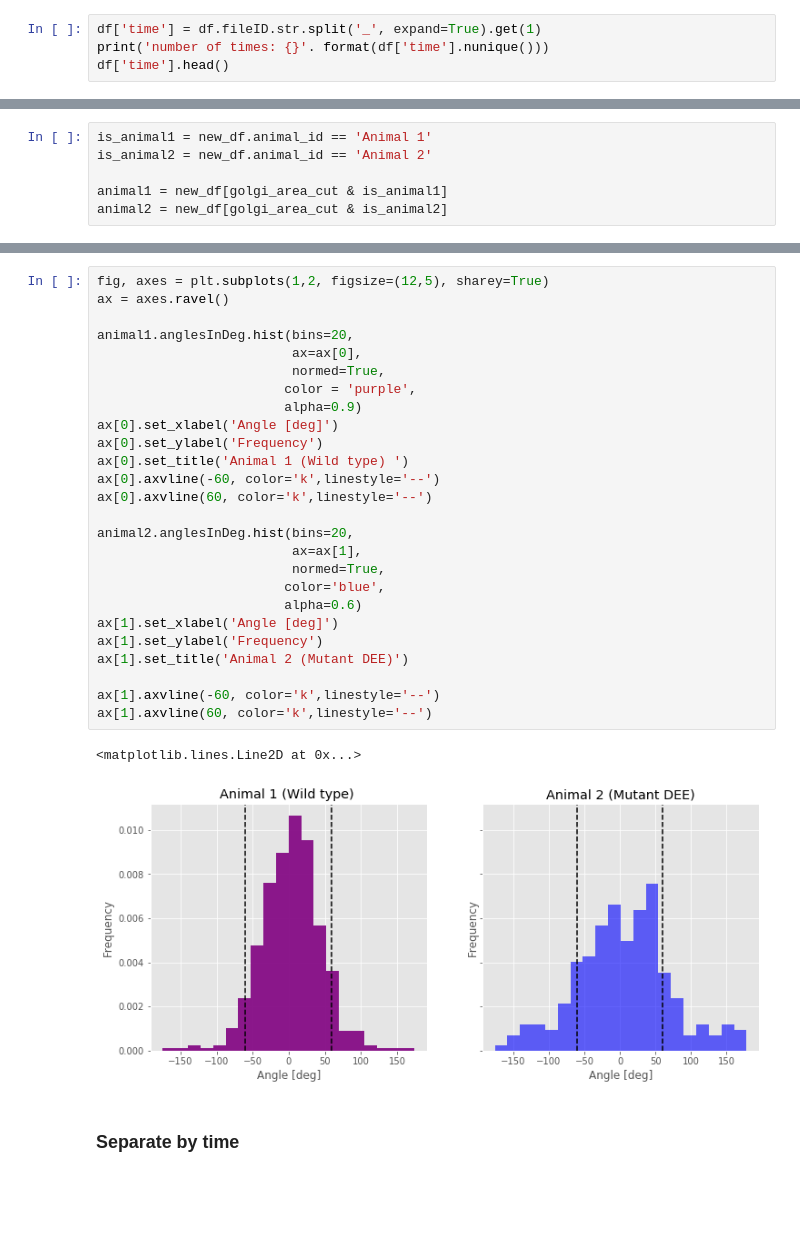
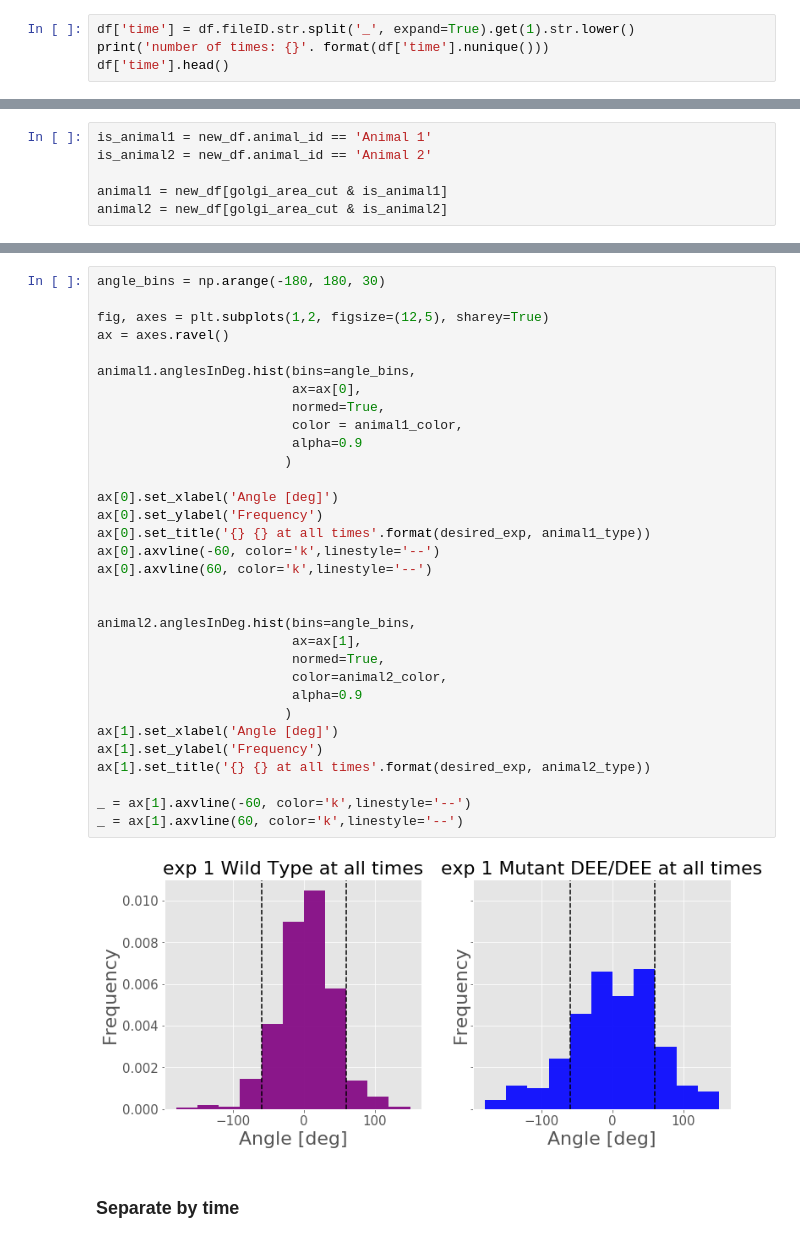
Before and after one commit to WillGiang/golgi-polarization, a Jupyter notebook: GolgiPolarizationAnalysis.ipynb, the cells around one changed output, grey strips where cells are left out. Saved outputs shown, nothing was run; the diff lists cells and outputs as text; blank space fills up the shorter version.

Commit message:
Generalized plotting code
- at start, determine which exp to analysis
- determine the colors/titles based on exp
- Changed binning of angular histograms to be np.arange(-180, 180, 30)

```diff
--- a/GolgiPolarizationAnalysis.ipynb
+++ b/GolgiPolarizationAnalysis.ipynb
@@ -83,7 +106,7 @@ Name: animal_id, dtype: object
 # %% [markdown]
 Same stuff with the timing info
 # %%
-df['time'] = df.fileID.str.split('_', expand=True).get(1)
+df['time'] = df.fileID.str.split('_', expand=True).get(1).str.lower()
 print('number of times: {}'. format(df['time'].nunique()))
 df['time'].head()
 # %% [output]
@@ -233,32 +238,37 @@ Text(0.5,1,'Animal 2 Golgi Area')
 # %%
+angle_bins = np.arange(-180, 180, 30)
+
 fig, axes = plt.subplots(1,2, figsize=(12,5), sharey=True)
 ax = axes.ravel()
 
-animal1.anglesInDeg.hist(bins=20,
+animal1.anglesInDeg.hist(bins=angle_bins,
                          ax=ax[0],
                          normed=True,
-                        color = 'purple',
-                        alpha=0.9)
+                         color = animal1_color,
+                         alpha=0.9
+                        )
+
 ax[0].set_xlabel('Angle [deg]')
 ax[0].set_ylabel('Frequency')
-ax[0].set_title('Animal 1 (Wild type) ')
+ax[0].set_title('{} {} at all times'.format(desired_exp, animal1_type))
 ax[0].axvline(-60, color='k',linestyle='--')
 ax[0].axvline(60, color='k',linestyle='--')
 
-animal2.anglesInDeg.hist(bins=20,
+
+animal2.anglesInDeg.hist(bins=angle_bins,
                          ax=ax[1],
                          normed=True,
-                        color='blue',
-                        alpha=0.6)
+                         color=animal2_color,
+                         alpha=0.9
+                        )
 ax[1].set_xlabel('Angle [deg]')
 ax[1].set_ylabel('Frequency')
-ax[1].set_title('Animal 2 (Mutant DEE)')
+ax[1].set_title('{} {} at all times'.format(desired_exp, animal2_type))
 
-ax[1].axvline(-60, color='k',linestyle='--')
-ax[1].axvline(60, color='k',linestyle='--')
+_ = ax[1].axvline(-60, color='k',linestyle='--')
+_ = ax[1].axvline(60, color='k',linestyle='--')
 # %% [output]
-<matplotlib.lines.Line2D at 0x...>
-[figure, old version]
+[figure, new version]
 # %% [markdown]
 ### Separate by time
 # %%
```
Also changed, not shown: parts of 10 cells of this notebook.
